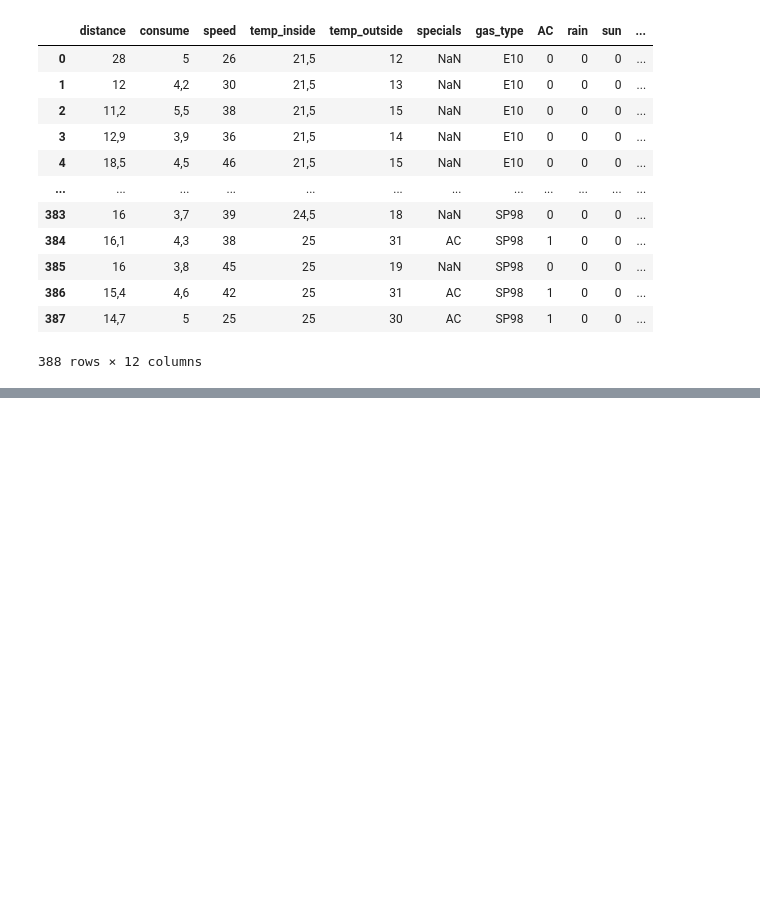
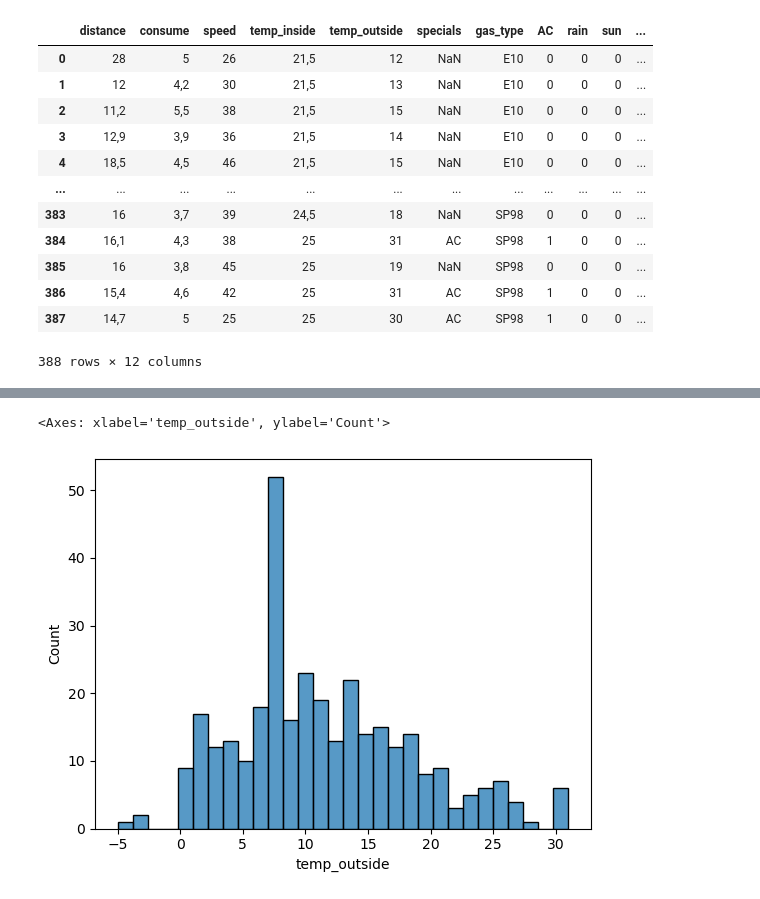
Before and after one commit to Shacham-R/technical_challenge_DA, a Jupyter notebook: Technical_challenge.ipynb, the cells around one changed output, grey strips where cells are left out. Drawn from its saved outputs; the diff is of its cells as text; code cells hidden in the pictures; blank space fills up the shorter version.

```diff
--- a/Technical_challenge.ipynb
+++ b/Technical_challenge.ipynb
@@ -132,0 +214,5 @@ sns.lmplot(df,x = "speed",y="fuel_economy", hue="gas_type")
+# %%
+sns.histplot(df, x="temp_outside", stat="count",bins=30)
+# %% [output]
+<Axes: xlabel='temp_outside', ylabel='Count'>
+[figure, added]
```
Also changed, not shown: parts of 27 cells of this notebook.
